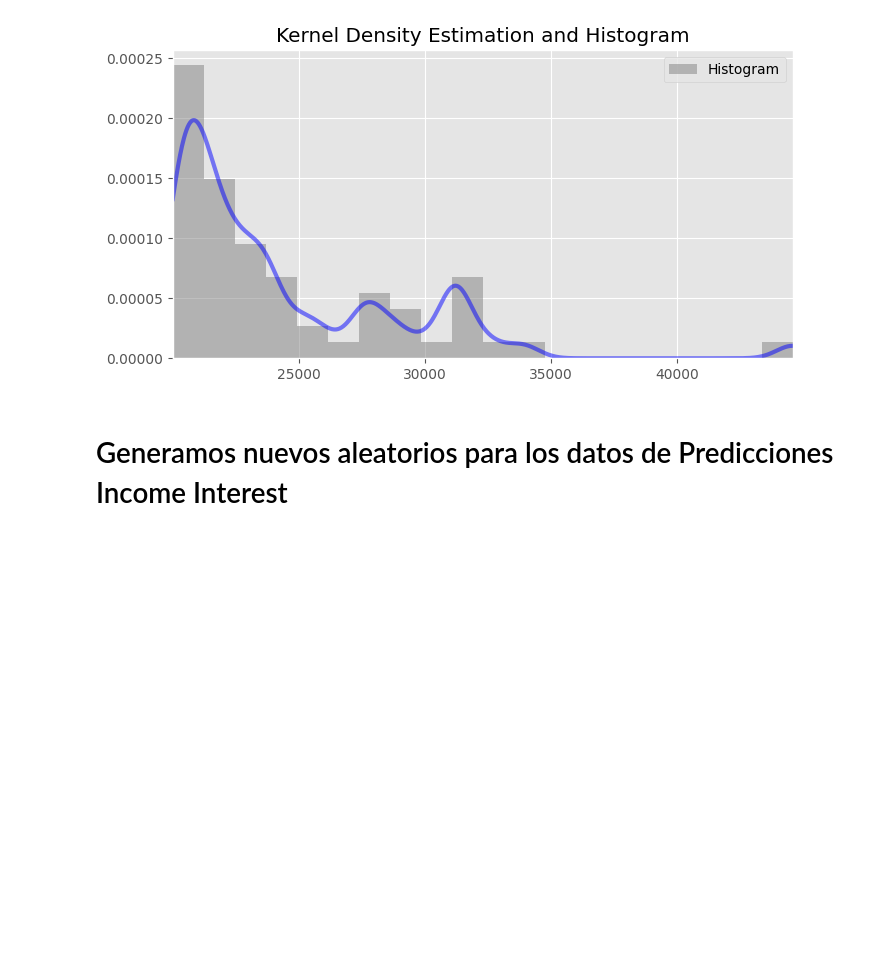
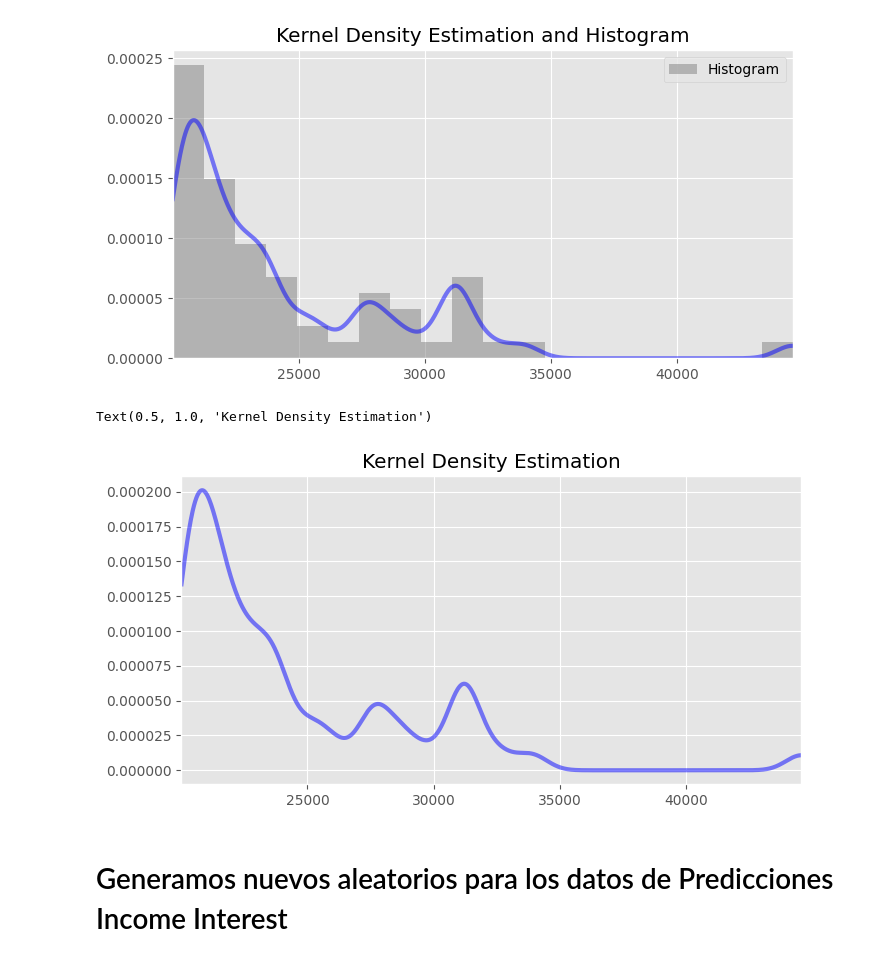
Before and after one commit to Maxcode99/Proyecto_SPF, a Jupyter notebook: Proyecto_Alan_Max.ipynb, the cells around one changed output. Drawn from its saved outputs; the diff is of its cells as text; code cells hidden in the pictures; blank space fills up the shorter version.

```diff
--- a/Proyecto_Alan_Max.ipynb
+++ b/Proyecto_Alan_Max.ipynb
@@ -561,7 +550,7 @@ x_grid = np.linspace(data.min() - 1, data.max() + 1, 1000)
 
 # Kernel density estimation
 kde = gaussian_kde(dataset=data, bw_method=0.135)
-pdf = kde.evaluate(x_grid)
+pdbf = kde.evaluate(x_grid)
 
 # Plot the kernel density estimate
 fig, ax = plt.subplots(figsize=(8, 4))
@@ -580,6 +569,15 @@ ax.set_title('Kernel Density Estimation and Histogram')
 plt.show()
 # %% [output]
 [figure]
+# %%
+# Plot the kernel density estimate
+fig, ax = plt.subplots(figsize=(8, 4))
+ax.plot(x_grid, pdf, color='blue', alpha=0.5, lw=3)
+ax.set_xlim(data.min() - 1, data.max() + 1)
+ax.set_title('Kernel Density Estimation')
+# %% [output]
+Text(0.5, 1.0, 'Kernel Density Estimation')
+[figure, added]
 # %% [markdown]
 # Generamos nuevos aleatorios para los datos de Predicciones Income Interest
 # %%
```
Also changed, not shown: parts of 19 cells of this notebook.
